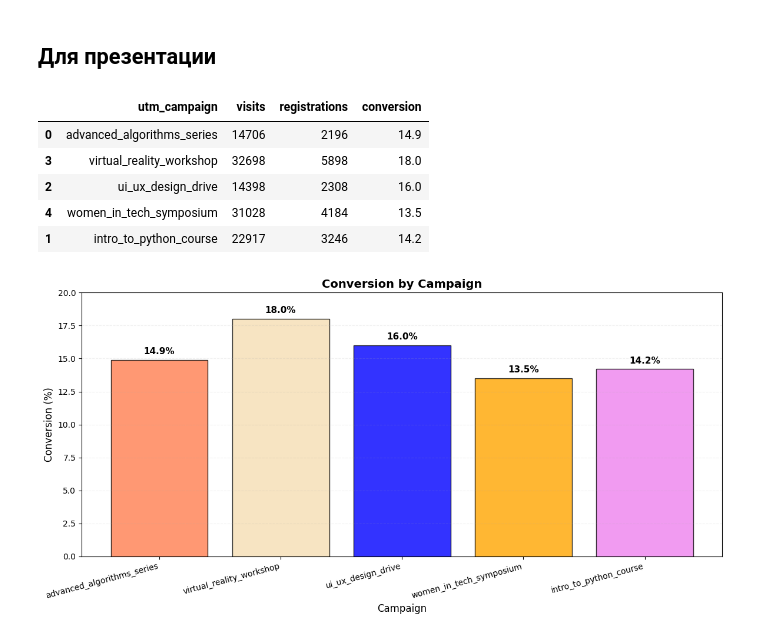
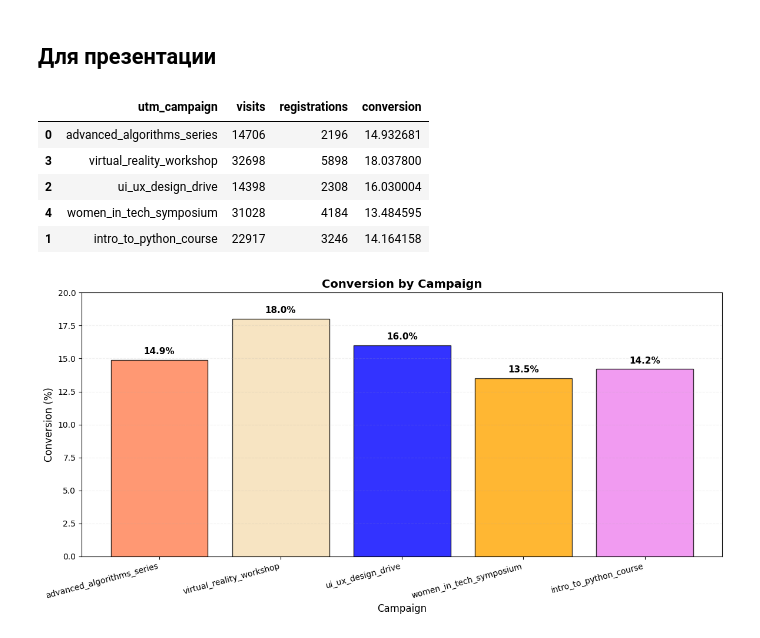
Before and after one commit to violetta-rybakova/data-analytics-project-100, a Jupyter notebook: charts_project.ipynb, the cells around one changed output. Cells and saved outputs as stored; diff of their text form; code cells hidden in the pictures.

```diff
--- a/charts_project.ipynb
+++ b/charts_project.ipynb
@@ -133,7 +133,7 @@ regs_grouped.head(552)
 # %%
 conversion_df = pd.merge(visits_grouped, regs_grouped, on=['date_group', 'platform'], how='left')
 conversion_df['registrations'] = conversion_df['registrations'].fillna(0).astype(int)
-conversion_df['conversion'] = (conversion_df['registrations'] / conversion_df['visits'] * 100).round(2)
+conversion_df['conversion'] = (conversion_df['registrations'] / conversion_df['visits']) * 100
 # %% [markdown]
 Сортировка по дате
 # %%
@@ -511,22 +511,22 @@ plt.show()
 # %%
 campaign_conversion = ads_conversion_df[ads_conversion_df['utm_campaign'] != 'none'].copy()
 campaign_stats = campaign_conversion.groupby('utm_campaign').agg({
     'visits': 'sum',
     'registrations': 'sum'
 }).reset_index()
-campaign_stats['conversion'] = (campaign_stats['registrations'] / campaign_stats['visits'] * 100).round(1)
+campaign_stats['conversion'] = (campaign_stats['registrations'] / campaign_stats['visits']) * 100
 start_dates = campaign_conversion.groupby('utm_campaign')['date_group'].min().reset_index()
 start_dates.columns = ['utm_campaign', 'start']
 campaign_stats = campaign_stats.merge(start_dates, on='utm_campaign')
 campaign_stats = campaign_stats.sort_values('start')
 campaign_stats[['utm_campaign', 'visits', 'registrations', 'conversion']].head()
 # %% [output]
 |  | utm_campaign | visits | registrations | conversion |
-| 0 | advanced_algorithms_series | 14706 | 2196 | 14.9 |
-| 3 | virtual_reality_workshop | 32698 | 5898 | 18.0 |
-| 2 | ui_ux_design_drive | 14398 | 2308 | 16.0 |
-| 4 | women_in_tech_symposium | 31028 | 4184 | 13.5 |
-| 1 | intro_to_python_course | 22917 | 3246 | 14.2 |
+| 0 | advanced_algorithms_series | 14706 | 2196 | 14.932681 |
+| 3 | virtual_reality_workshop | 32698 | 5898 | 18.037800 |
+| 2 | ui_ux_design_drive | 14398 | 2308 | 16.030004 |
+| 4 | women_in_tech_symposium | 31028 | 4184 | 13.484595 |
+| 1 | intro_to_python_course | 22917 | 3246 | 14.164158 |
 # %%
 fig, ax = plt.subplots(figsize=(12, 6))
 
```
Also changed, not shown: parts of 5 cells of this notebook.
